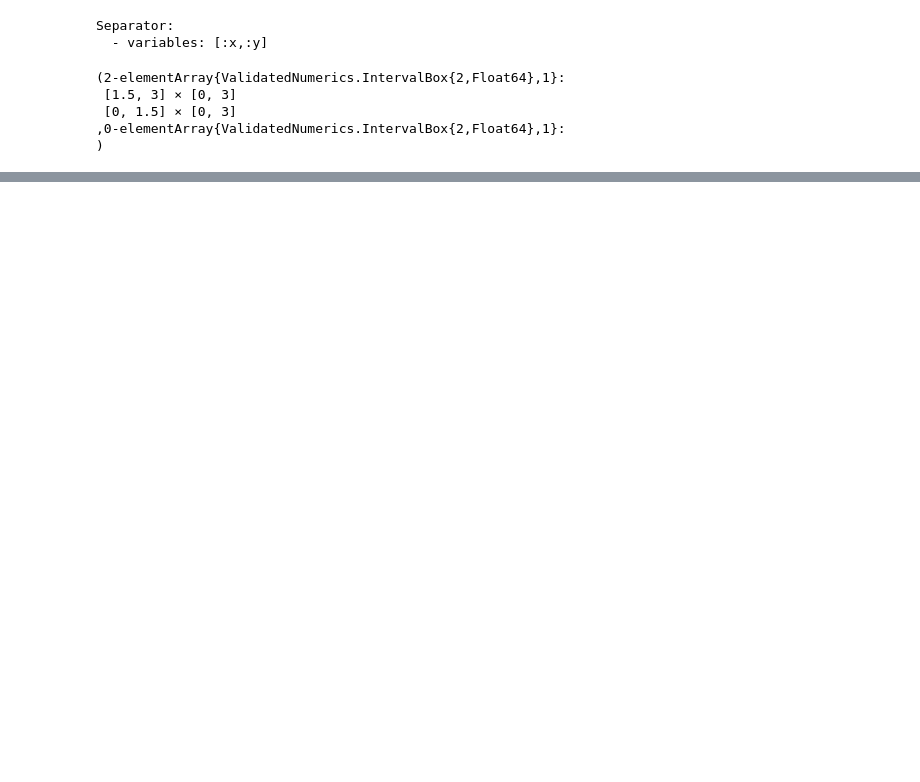
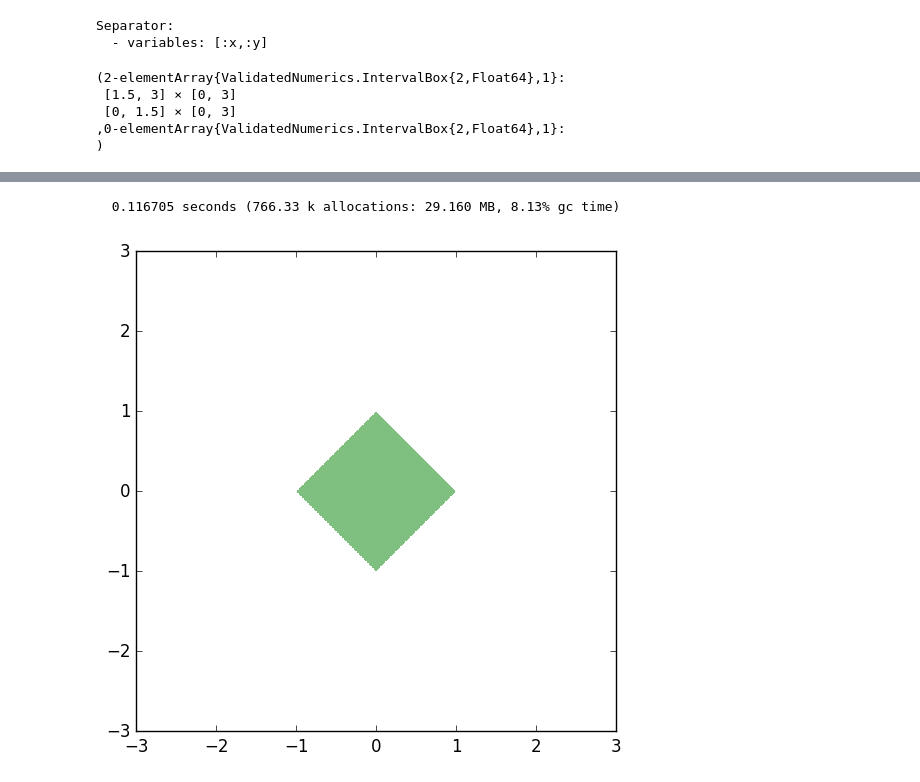
Before and after one commit to JuliaIntervals/IntervalConstraintProgramming.jl, a Jupyter notebook: examples/Set inversion with separators examples.ipynb, the cells around one changed output, grey strips where cells are left out. Saved outputs shown, nothing was run; the diff lists cells and outputs as text; code cells hidden in the pictures; blank space fills up the shorter version.

```diff
--- a/examples/Set inversion with separators examples.ipynb
+++ b/examples/Set inversion with separators examples.ipynb
@@ -357,3 +314,0 @@ set_inversion (generic function with 2 methods)
-# %%
-x = y = -3..3
-inner, outer = S7( (x,y))
@@ -405,0 +315,15 @@ Test whether any values along the given dimensions of an array are `true`.
+# %%
+@time inner, boundary = set_inversion(S9, IntervalBox(-10^8..10^8, -10^8..10^8), 0.01);
+# %% [output]
+  0.116705 seconds (766.33 k allocations: 29.160 MB, 8.13% gc time)
+# %%
+include("draw_boxes.jl")
+
+draw(inner)
+
+xlim(-3, 3)
+ylim(-3, 3)
+ax = gca()
+ax[:set_aspect]("equal")
+# %% [output]
+[figure, added]
```
Also changed, not shown: parts of 19 cells of this notebook, 1 other file.
